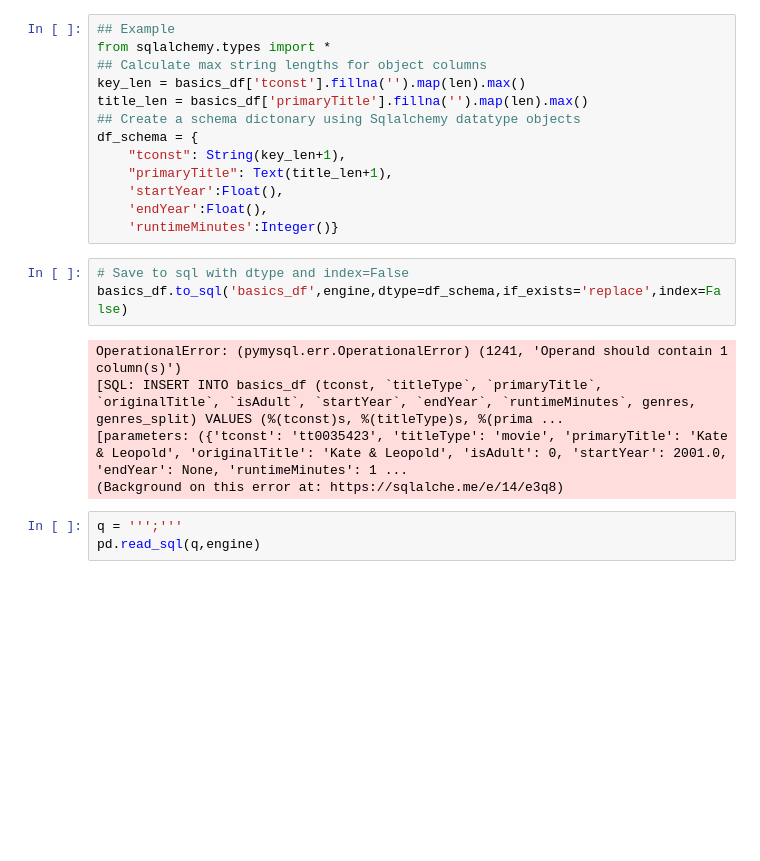
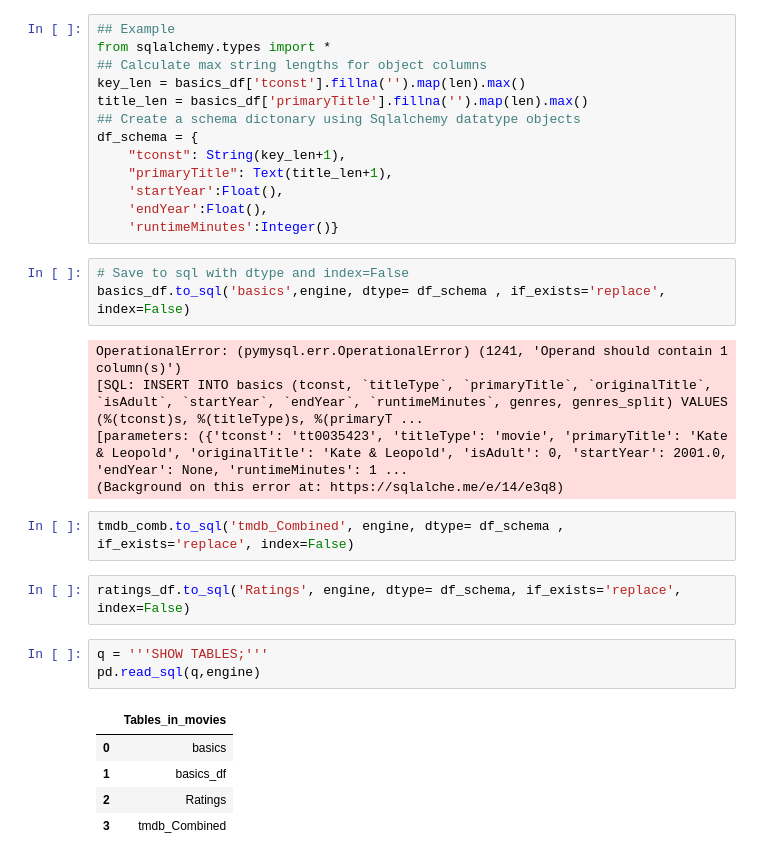
Before and after one commit to AbdoIbrahim/Project-3-Part-1-, a Jupyter notebook: Project 3 Part 3 .ipynb, the cells around one changed output. Cells and saved outputs as stored; diff of their text form; blank space fills up the shorter version.

```diff
--- a/Project 3 Part 3 .ipynb
+++ b/Project 3 Part 3 .ipynb
@@ -273,12 +294,22 @@ df_schema = {
     'runtimeMinutes':Integer()}
 # %%
 # Save to sql with dtype and index=False
-basics_df.to_sql('basics_df',engine,dtype=df_schema,if_exists='replace',index=False)
+basics_df.to_sql('basics',engine, dtype= df_schema , if_exists='replace', index=False)
 # %% [output]
 OperationalError: (pymysql.err.OperationalError) (1241, 'Operand should contain 1 column(s)')
-[SQL: INSERT INTO basics_df (tconst, `titleType`, `primaryTitle`, `originalTitle`, `isAdult`, `startYear`, `endYear`, `runtimeMinutes`, genres, genres_split) VALUES (%(tconst)s, %(titleType)s, %(prima ...
+[SQL: INSERT INTO basics (tconst, `titleType`, `primaryTitle`, `originalTitle`, `isAdult`, `startYear`, `endYear`, `runtimeMinutes`, genres, genres_split) VALUES (%(tconst)s, %(titleType)s, %(primaryT ...
 [parameters: ({'tconst': 'tt0035423', 'titleType': 'movie', 'primaryTitle': 'Kate & Leopold', 'originalTitle': 'Kate & Leopold', 'isAdult': 0, 'startYear': 2001.0, 'endYear': None, 'runtimeMinutes': 1 ...
 (Background on this error at: https://sqlalche.me/e/14/e3q8)
+# %%
+tmdb_comb.to_sql('tmdb_Combined', engine, dtype= df_schema , if_exists='replace', index=False)
+# %%
+ratings_df.to_sql('Ratings', engine, dtype= df_schema, if_exists='replace', index=False)
 # %%
-q = ''';'''
+q = '''SHOW TABLES;'''
 pd.read_sql(q,engine)
+# %% [output]
+|  | Tables_in_movies |
+| 0 | basics |
+| 1 | basics_df |
+| 2 | Ratings |
+| 3 | tmdb_Combined |
```
Also changed, not shown: parts of 2 cells of this notebook.
